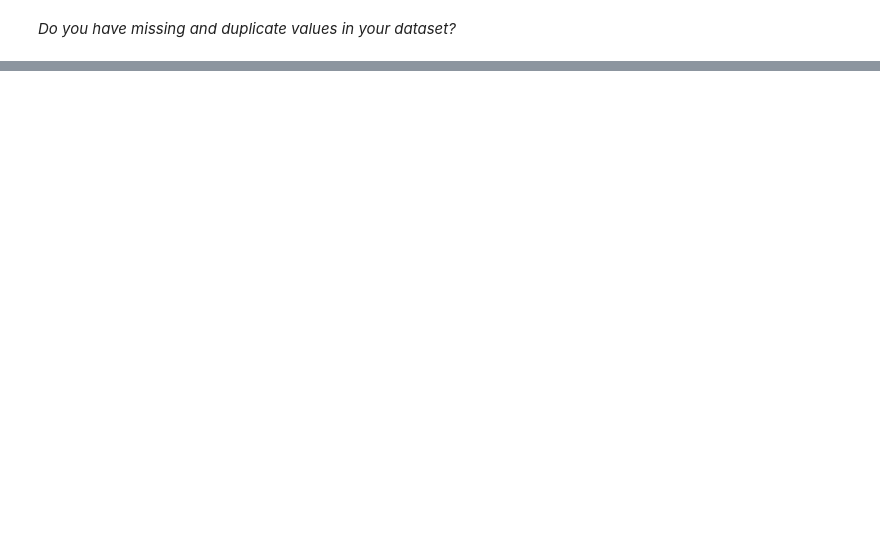
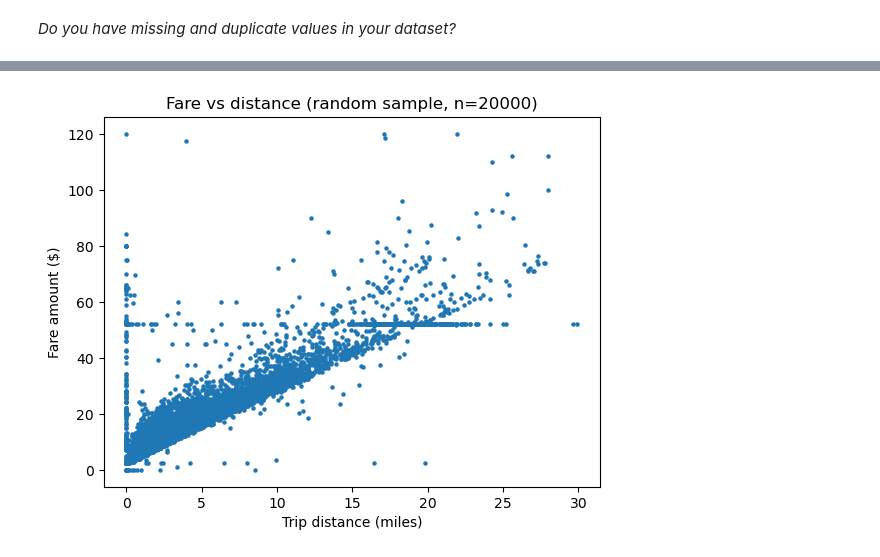
Before and after one commit to JohnKNaughton/COCO2017DSC232R, a Jupyter notebook: Taxi-Milestone2.ipynb, the cells around one changed output, grey strips where cells are left out. Cells and saved outputs as stored; diff of their text form; code cells hidden in the pictures; blank space fills up the shorter version.

```diff
--- a/Taxi-Milestone2.ipynb
+++ b/Taxi-Milestone2.ipynb
@@ -227,0 +352,28 @@ print(f"Duplicate rows: {duplicates}")
+# %%
+# fare vs distance
+sample_n = 20000
+
+sample_rows = (df_clean
+    .select("trip_distance", "fare_amount", "trip_duration_minutes")
+    .where(
+        (F.col("trip_distance").isNotNull()) &
+        (F.col("fare_amount").isNotNull()) &
+        (F.col("trip_distance") >= 0) & (F.col("trip_distance") <= 30) &
+        (F.col("fare_amount") >= 0) & (F.col("fare_amount") <= 150)
+    )
+    .orderBy(F.rand())
+    .limit(sample_n)
+    .collect()
+)
+
+x = [float(r["trip_distance"]) for r in sample_rows]
+y = [float(r["fare_amount"]) for r in sample_rows]
+
+plt.figure()
+plt.scatter(x, y, s=5)
+plt.xlabel("Trip distance (miles)")
+plt.ylabel("Fare amount ($)")
+plt.title(f"Fare vs distance (random sample, n={sample_n})")
+plt.show()
+# %% [output]
+[figure, added]
```
Also changed, not shown: parts of 16 cells of this notebook.
